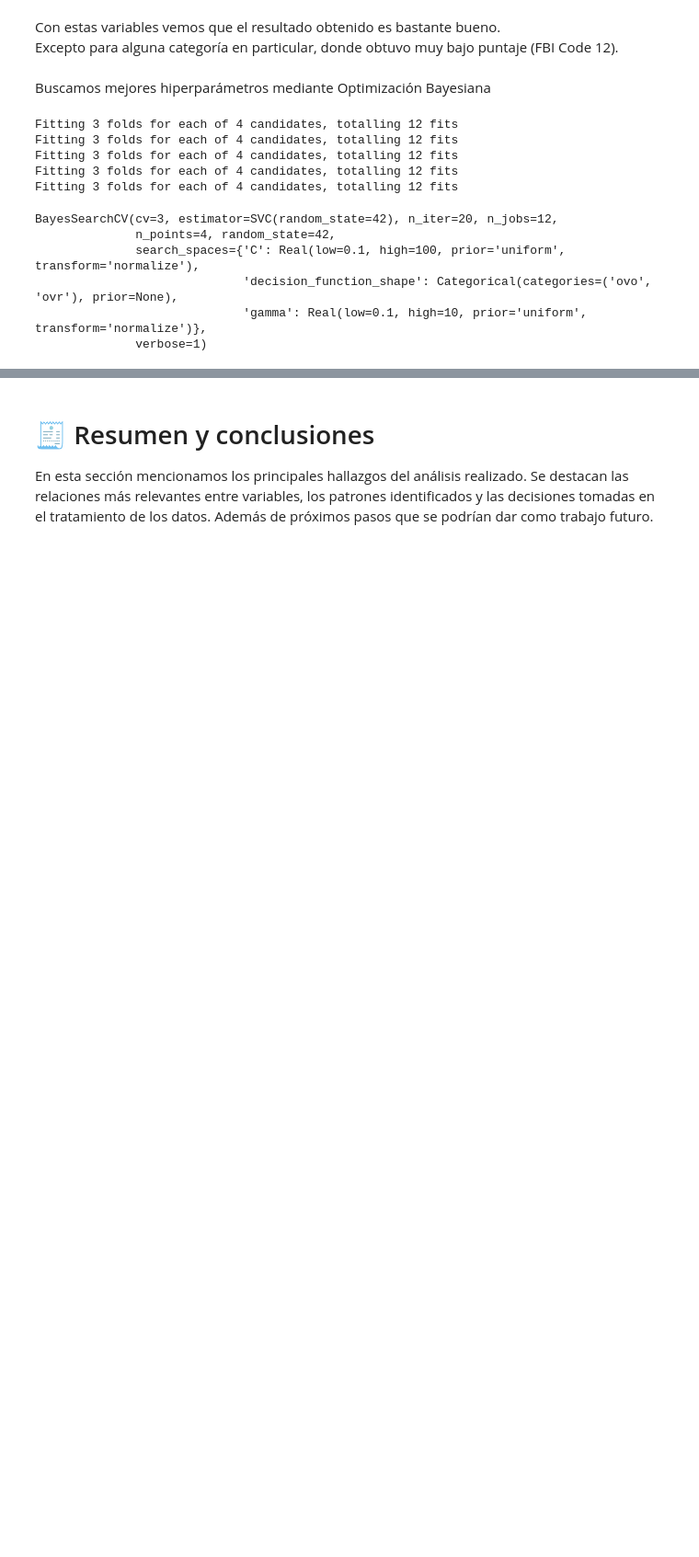
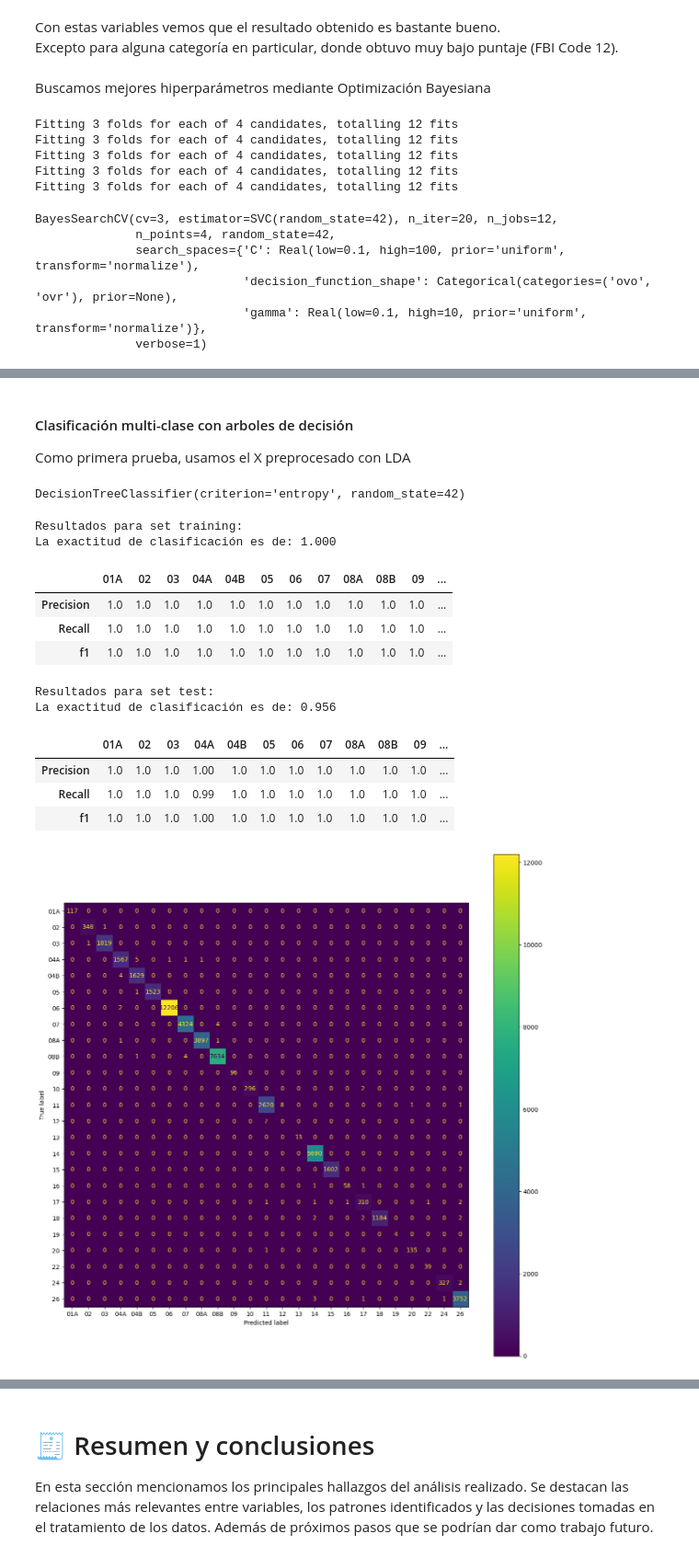
Before and after one commit to gjmv/CEIA_2025_B2_AMq_TP, a Jupyter notebook: TP.ipynb, the cells around one changed output, grey strips where cells are left out. Shown at 92% size. Drawn from its saved outputs; the diff is of its cells as text; code cells hidden in the pictures; blank space fills up the shorter version.

```diff
--- a/TP.ipynb
+++ b/TP.ipynb
@@ -752 +771,35 @@ La exactitud de clasificación es: 0.956
 [figure]
+# %% [markdown]
+#### Clasificación multi-clase con arboles de decisión
+
+Como primera prueba, usamos el X preprocesado con LDA
+# %%
+from sklearn.tree import DecisionTreeClassifier
+
+# Creamos el arbol
+dec_tree_class_lda = DecisionTreeClassifier(criterion='entropy', splitter='best',
+                                        max_depth=None, min_samples_split=2, min_samples_leaf=1,
+                                        random_state=42)
+# Y entrenamos
+dec_tree_class_lda.fit(X_train_lda, y_train)
+# %% [output]
+DecisionTreeClassifier(criterion='entropy', random_state=42)
+# %%
+print("Resultados para set training:")
+metrics(dec_tree_class_lda, X_train_lda, y_train)
+print("Resultados para set test:")
+metrics(dec_tree_class_lda, X_test_lda, y_test, True)
+# %% [output]
+Resultados para set training:
+La exactitud de clasificación es de: 1.000
+|  | 01A | 02 | 03 | 04A | 04B | 05 | 06 | 07 | 08A | 08B | 09 | ... |
+| Precision | 1.0 | 1.0 | 1.0 | 1.0 | 1.0 | 1.0 | 1.0 | 1.0 | 1.0 | 1.0 | 1.0 | ... |
+| Recall | 1.0 | 1.0 | 1.0 | 1.0 | 1.0 | 1.0 | 1.0 | 1.0 | 1.0 | 1.0 | 1.0 | ... |
+| f1 | 1.0 | 1.0 | 1.0 | 1.0 | 1.0 | 1.0 | 1.0 | 1.0 | 1.0 | 1.0 | 1.0 | ... |
+Resultados para set test:
+La exactitud de clasificación es de: 0.956
+|  | 01A | 02 | 03 | 04A | 04B | 05 | 06 | 07 | 08A | 08B | 09 | ... |
+| Precision | 1.0 | 1.0 | 1.0 | 1.00 | 1.0 | 1.0 | 1.0 | 1.0 | 1.0 | 1.0 | 1.0 | ... |
+| Recall | 1.0 | 1.0 | 1.0 | 0.99 | 1.0 | 1.0 | 1.0 | 1.0 | 1.0 | 1.0 | 1.0 | ... |
+| f1 | 1.0 | 1.0 | 1.0 | 1.00 | 1.0 | 1.0 | 1.0 | 1.0 | 1.0 | 1.0 | 1.0 | ... |
+[figure, added]
```
Also changed, not shown: parts of 16 cells of this notebook.
